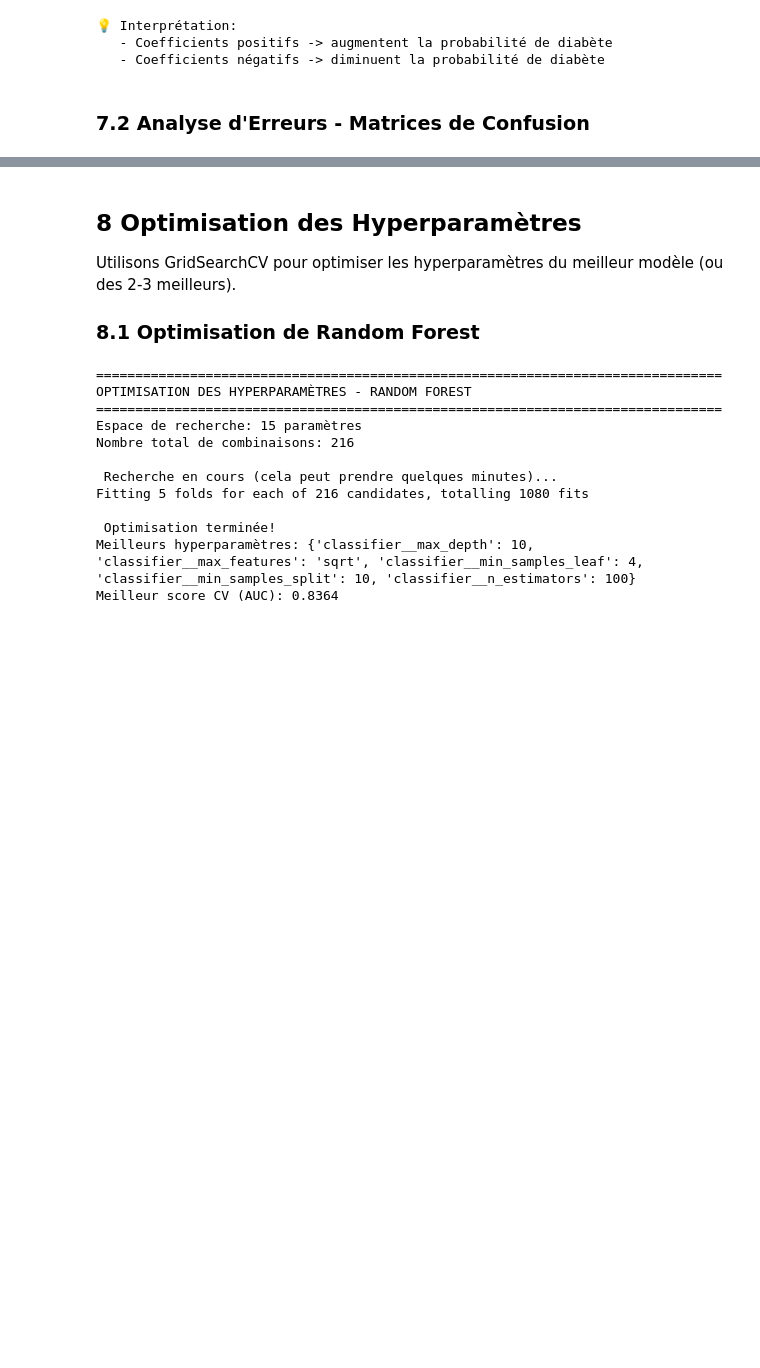
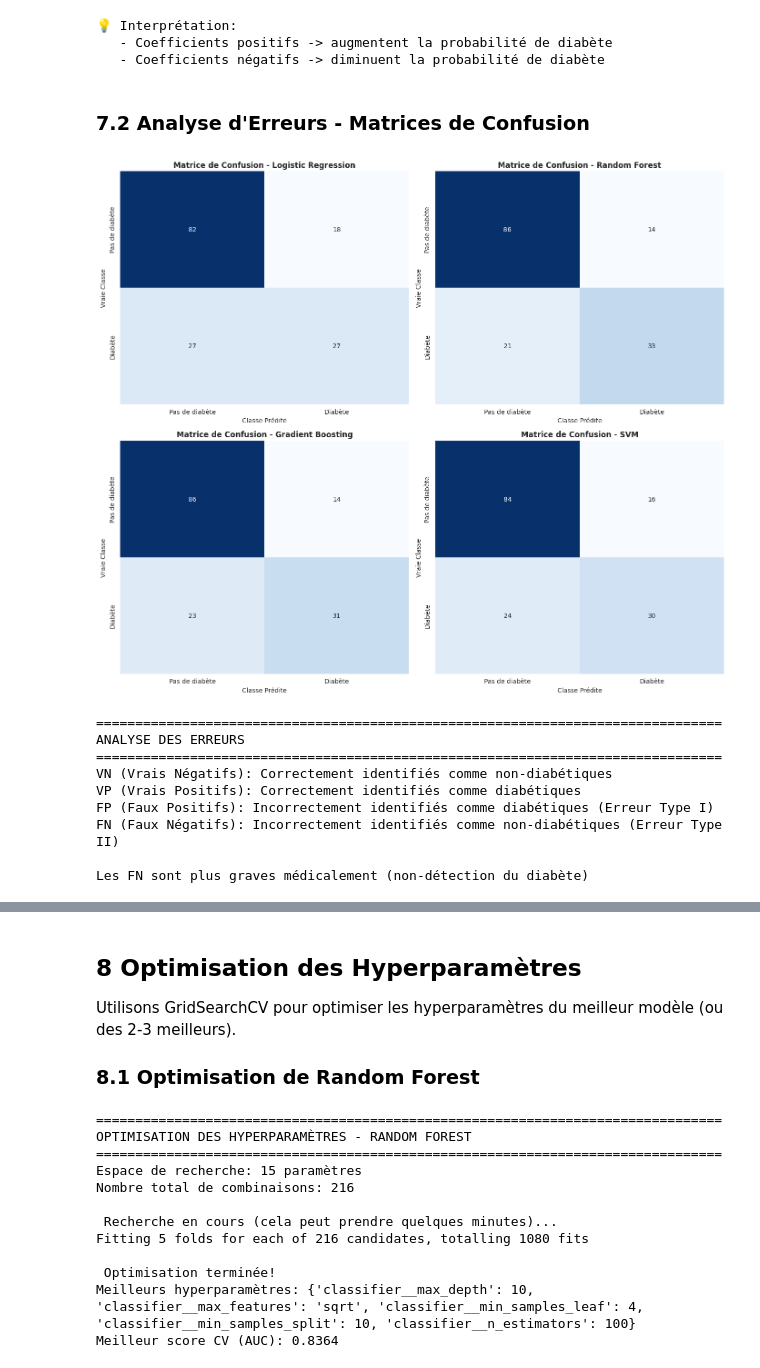
Before and after one commit to anonyme56/ProjetProgrammationDiabete, a Jupyter notebook: TP_Prog_indian_diabete.ipynb, the cells around one changed output, grey strips where cells are left out. Cells and saved outputs as stored; diff of their text form; code cells hidden in the pictures; blank space fills up the shorter version.

Commit message:
analyse d'Erreurs et Matrices de confusion

```diff
--- a/TP_Prog_indian_diabete.ipynb
+++ b/TP_Prog_indian_diabete.ipynb
@@ -1095,3 +1095,47 @@ DiabetesPedigreeFunction     0.233337
    - Coefficients négatifs -> diminuent la probabilité de diabète
 # %% [markdown]
 ### 7.2 Analyse d'Erreurs - Matrices de Confusion
+# %%
+# Matrices de confusion pour tous les modèles
+fig, axes = plt.subplots(2, 2, figsize=(14, 12))
+
+models_pred = [
+    ('Logistic Regression', y_pred_lr),
+    ('Random Forest', y_pred_rf),
+    ('Gradient Boosting', y_pred_gb),
+    ('SVM', y_pred_svm)
+]
+
+for idx, (name, y_pred) in enumerate(models_pred):
+    cm = confusion_matrix(y_test, y_pred)
+    ax = axes[idx // 2, idx % 2]
+
+    sns.heatmap(cm, annot=True, fmt='d', cmap='Blues', ax=ax, cbar=False,
+                xticklabels=['Pas de diabète', 'Diabète'],
+                yticklabels=['Pas de diabète', 'Diabète'])
+    ax.set_title(f'Matrice de Confusion - {name}', fontsize=12, fontweight='bold')
+    ax.set_ylabel('Vraie Classe')
+    ax.set_xlabel('Classe Prédite')
+
+plt.tight_layout()
+plt.show()
+
+print("="*80)
+print("ANALYSE DES ERREURS")
+print("="*80)
+print("VN (Vrais Négatifs): Correctement identifiés comme non-diabétiques")
+print("VP (Vrais Positifs): Correctement identifiés comme diabétiques")
+print("FP (Faux Positifs): Incorrectement identifiés comme diabétiques (Erreur Type I)")
+print("FN (Faux Négatifs): Incorrectement identifiés comme non-diabétiques (Erreur Type II)")
+print("\nLes FN sont plus graves médicalement (non-détection du diabète)")
+# %% [output]
+[figure, added]
+================================================================================
+ANALYSE DES ERREURS
+================================================================================
+VN (Vrais Négatifs): Correctement identifiés comme non-diabétiques
+VP (Vrais Positifs): Correctement identifiés comme diabétiques
+FP (Faux Positifs): Incorrectement identifiés comme diabétiques (Erreur Type I)
+FN (Faux Négatifs): Incorrectement identifiés comme non-diabétiques (Erreur Type II)
+
+Les FN sont plus graves médicalement (non-détection du diabète)
```
Also changed, not shown: parts of 1 cell of this notebook.
